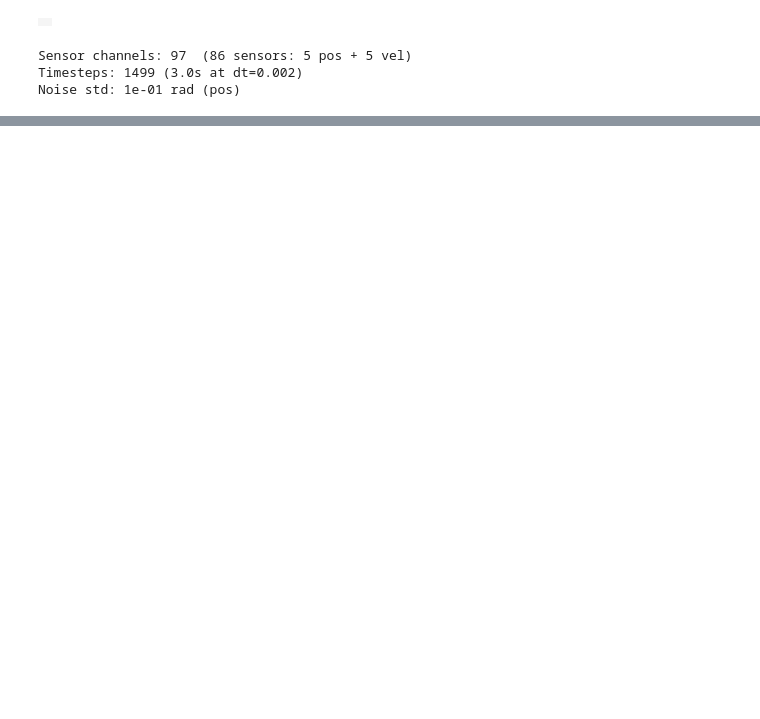
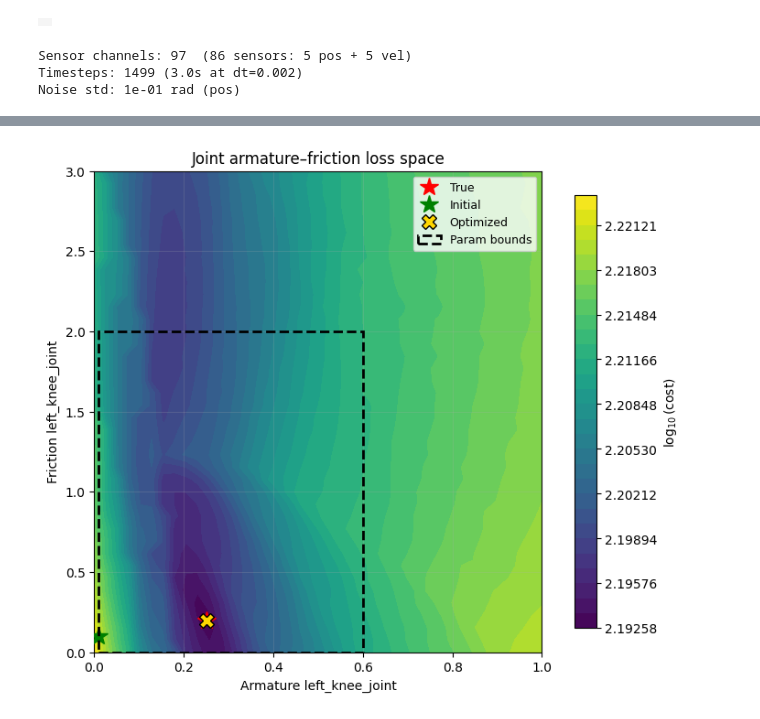
Before and after one commit to JensenLav/mujoco, a Jupyter notebook: python/mujoco/sysid/h1_2_sysid.ipynb, the cells around one changed output, grey strips where cells are left out. Drawn from its saved outputs; the diff is of its cells as text; code cells hidden in the pictures; blank space fills up the shorter version.

```diff
--- a/python/mujoco/sysid/h1_2_sysid.ipynb
+++ b/python/mujoco/sysid/h1_2_sysid.ipynb
@@ -25,7 +25,7 @@ H1_2_XML_TEXT = """\n
   </visual>
 
   <default>
-    <joint damping="1" armature="0.1"  frictionloss="0.2" />
+    <joint damping="1" armature="0.25"  frictionloss="0.2" />
   </default>
 
   <asset>
@@ -378,11 +378,11 @@ print("Available actuators:", actuator_names)
 # --- Choose which joints to control (edit this list) ---
 # Use a subset of names from actuator_names, or use actuator_names to control all.
 joints_to_control = [
-    "left_hip_pitch_joint",
-    "left_hip_roll_joint",
+    #"left_hip_pitch_joint",
+    #"left_hip_roll_joint",
     # "right_hip_pitch_joint",
-    #"left_knee_joint",
-    # "right_knee_joint",
+    "left_knee_joint",
+    #"right_knee_joint",
 ]  # Example: only legs. Set to actuator_names to control all 27.
 controlled_mask = np.array([name in joints_to_control for name in actuator_names])
 print("Controlling", controlled_mask.sum(), "actuators:", joints_to_control)
@@ -396,9 +396,9 @@ ctrl = np.zeros((n_steps, model.nu))
 for i in range(model.nu):
     if controlled_mask[i]:
         # Slightly different frequency/phase per actuator so each moves independently
-        phase = 2 * np.pi * (i / max(model.nu, 1))
-        ctrl[:, i] = 18.0 * np.sin(2 * np.pi * 1.5 * t + phase) + 12.0 * np.sin(
-            2 * np.pi * 3.7 * t + 0.7 * phase
+        phase = 5 * np.pi * (i / max(model.nu, 1))
+        ctrl[:, i] = 13.0 * np.sin(1 * np.pi * 1.0 * t + phase) + 10.0 * np.sin(
+            10 * np.pi * 2.5 * t + 0.7 * phase
         )
 
 initial_state = sysid.create_initial_state(model, data.qpos, data.qvel, data.act)
@@ -448,7 +448,7 @@ JOINT_NAMES = list(joints_to_control)
 # True armature values read from the compiled model (matches XML).
 TRUE_ARMATURE = {name: model.joint(name).armature for name in JOINT_NAMES}
 
-INIT_ARMATURE = 0.5
+INIT_ARMATURE = 0.01
 
 def make_armature_modifier(joint_name):
     """Create a modifier that sets armature on a specific joint."""
@@ -479,7 +478,7 @@ True values:              [[0.1]
 # %%
 #@title { vertical-output: true}
 ms = sysid.ModelSequences(
-    "arm", spec, "sinusoidal", initial_state, control_ts, sensor_ts,
+    "left_knee_joint", spec, "sinusoidal", initial_state, control_ts, sensor_ts,
 )
 
 residual_fn = sysid.build_residual_fn(models_sequences=[ms])
@@ -632,0 +642,64 @@ plt.show()
+# %%
+#@title Armature–friction loss space contour { vertical-output: true }
+import matplotlib.patches as patches
+
+# Wider grid for the expanded view
+armature_grid_wide = np.linspace(0.0, 1.0, 20)
+friction_grid_wide = np.linspace(0.0, 3.0, 20)
+
+def compute_cost_surface_wide(residual_fn, params_template):
+    """Evaluate cost on the expanded (armature, friction) grid."""
+    cost = np.zeros((len(armature_grid_wide), len(friction_grid_wide)))
+    p = params_template.copy()
+    for i, a in enumerate(armature_grid_wide):
+        for j, f in enumerate(friction_grid_wide):
+            p[name_arm].value[:] = a
+            p[name_fric].value[:] = f
+            x = p.as_vector()
+            res, _, _ = residual_fn(x, p)
+            cost[i, j] = sum(np.sum(r**2) for r in res)
+    return cost
+
+cost_wide = compute_cost_surface_wide(residual_fn, opt_params)
+
+A, F = np.meshgrid(armature_grid_wide, friction_grid_wide)
+
+log_cost = np.log10(cost_wide + 1e-12)
+levels = np.linspace(log_cost.min(), log_cost.max(), 30)
+
+fig, ax = plt.subplots(figsize=(7, 6), layout="constrained")
+cf = ax.contourf(A, F, log_cost.T, levels=levels, cmap="viridis")
+
+true_a = TRUE_ARMATURE[joint_0]
+true_f = TRUE_FRICTION[joint_0]
+
+est_a = INIT_ARMATURE
+est_f = INIT_FRICTION
+
+ax.plot(true_a, true_f, "r*", markersize=15, label="True", zorder=5)
+ax.plot(est_a, est_f, "g*", markersize=15, label="Initial", zorder=5)
+ax.plot(
+    opt_params[name_arm].value[0], opt_params[name_fric].value[0],
+    marker="X", color="gold", markeredgecolor="k", markeredgewidth=1,
+    markersize=12, linestyle="none", label="Optimized", zorder=5,
+)
+
+# Black rectangle showing the parameter bounds used during optimization
+arm_lo, arm_hi = 0.01, 0.6
+fric_lo, fric_hi = 0.0, 2.0
+rect = patches.Rectangle(
+    (arm_lo, fric_lo), arm_hi - arm_lo, fric_hi - fric_lo,
+    linewidth=2, edgecolor="black", facecolor="none",
+    linestyle="--", label="Param bounds", zorder=6,
+)
+ax.add_patch(rect)
+
+ax.set_xlabel(f"Armature {joint_0}")
+ax.set_ylabel(f"Friction {joint_0}")
+ax.set_title("Joint armature–friction loss space")
+ax.grid(True, alpha=0.2)
+fig.colorbar(cf, ax=ax, label=r"$\log_{10}$(cost)", shrink=0.9)
+ax.legend(loc="best", fontsize=9)
+plt.show()
+# %% [output]
+[figure, added]
```
Also changed, not shown: parts of 6 cells of this notebook.
